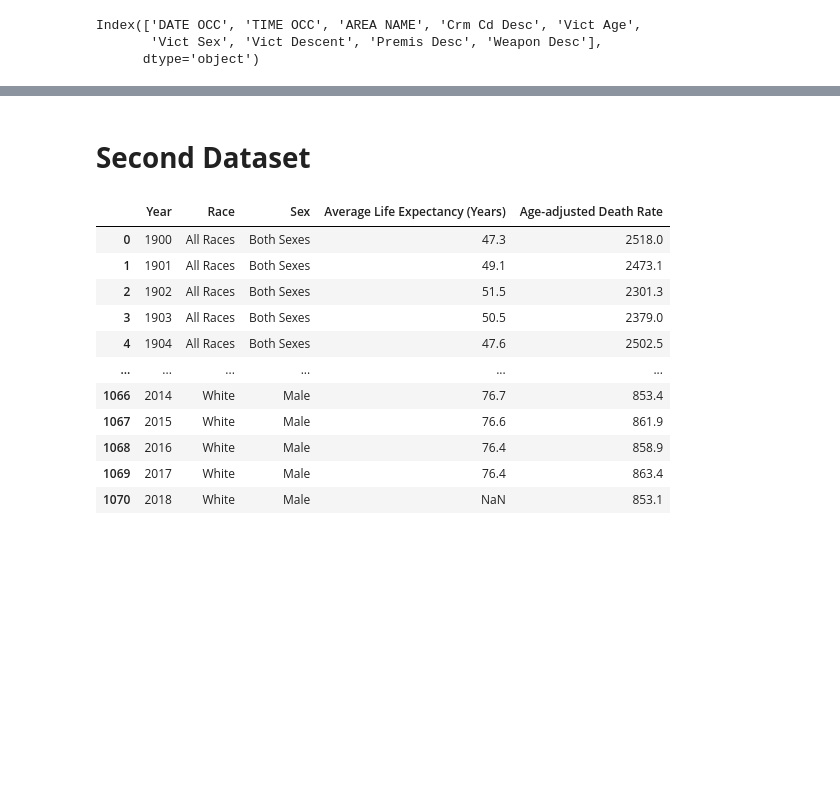
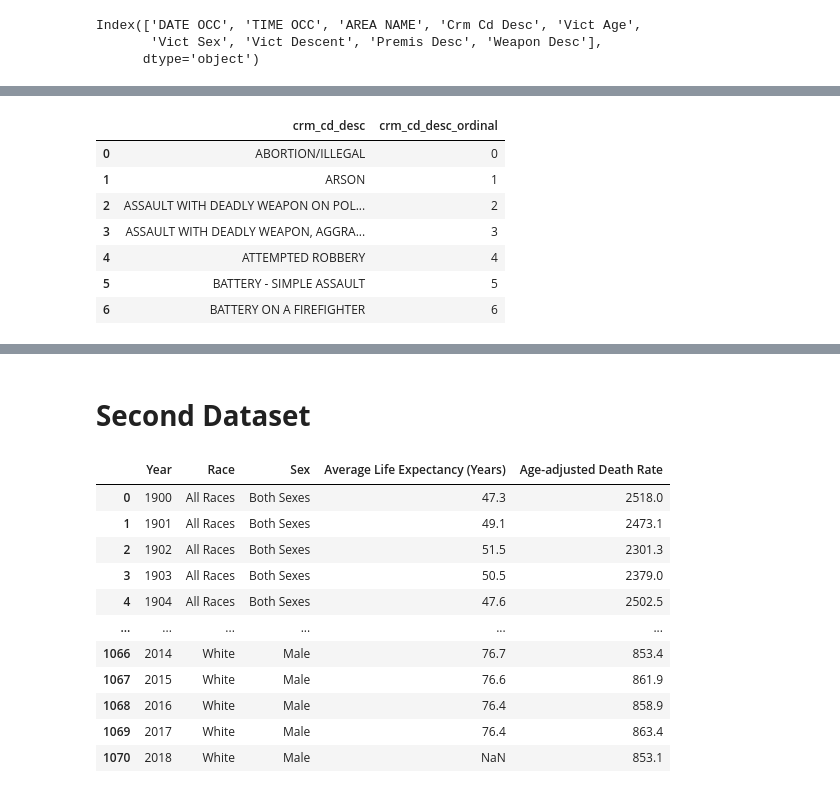
Before and after one commit to amnasyed1/datasci_9_data_prep, a Jupyter notebook: datasci_9.ipynb, the cells around one changed output, grey strips where cells are left out. Drawn from its saved outputs; the diff is of its cells as text; code cells hidden in the pictures; blank space fills up the shorter version.

```diff
--- a/datasci_9.ipynb
+++ b/datasci_9.ipynb
@@ -83,0 +126,18 @@ Index(['DATE OCC', 'TIME OCC', 'AREA NAME', 'Crm Cd Desc', 'Vict Age',
+# %%
+## perform ordinal encoding on crm_cd_desc
+enc = OrdinalEncoder()
+enc.fit(df[['Crm Cd Desc']])
+df['Crm Cd Desc'] = enc.transform(df[['Crm Cd Desc']])
+# %%
+df_mapping_crm = pd.DataFrame(enc.categories_[0], columns=['crm_cd_desc'])
+df_mapping_crm['crm_cd_desc_ordinal'] = df_mapping_crm.index
+df_mapping_crm.head(7)
+# %% [output]
+|  | crm_cd_desc | crm_cd_desc_ordinal |
+| 0 | ABORTION/ILLEGAL | 0 |
+| 1 | ARSON | 1 |
+| 2 | ASSAULT WITH DEADLY WEAPON ON POL... | 2 |
+| 3 | ASSAULT WITH DEADLY WEAPON, AGGRA... | 3 |
+| 4 | ATTEMPTED ROBBERY | 4 |
+| 5 | BATTERY - SIMPLE ASSAULT | 5 |
+| 6 | BATTERY ON A FIREFIGHTER | 6 |
```
Also changed, not shown: parts of 10 cells of this notebook.
